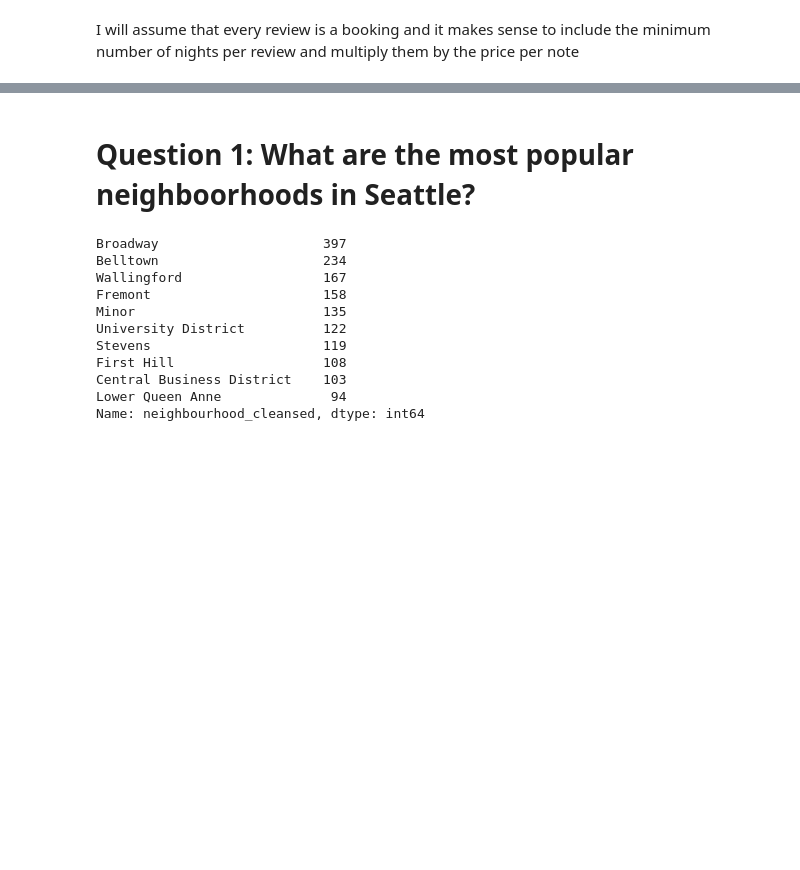
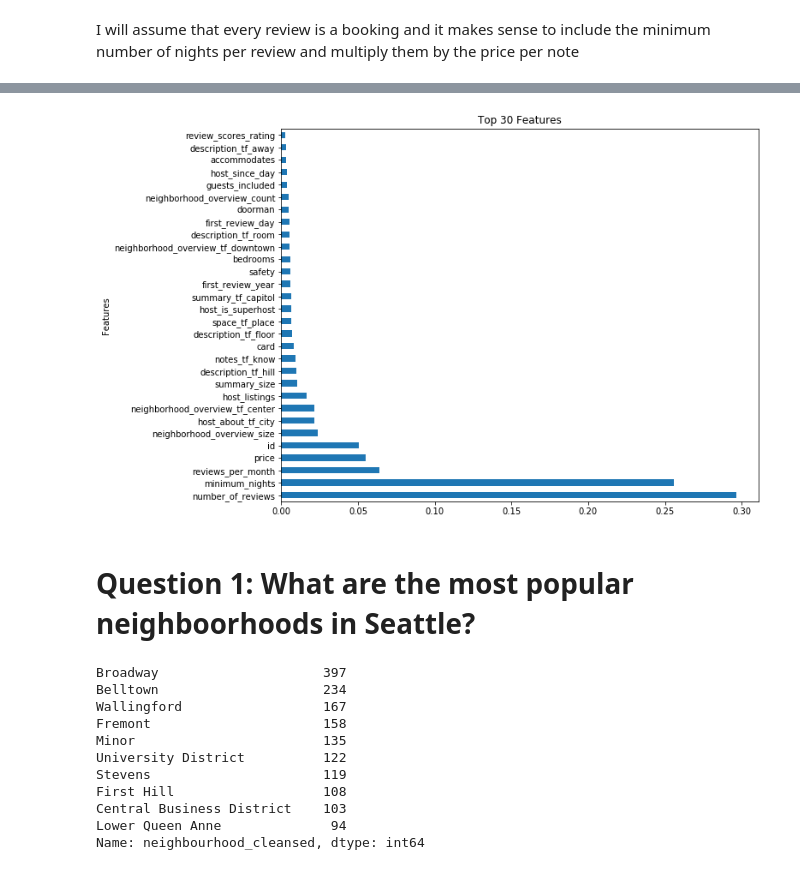
Before and after one commit to waficf/Kaggle_Competitions, a Jupyter notebook: AirBnB.ipynb, the cells around one changed output, grey strips where cells are left out. Cells and saved outputs as stored; diff of their text form; code cells hidden in the pictures; blank space fills up the shorter version.

```diff
--- a/AirBnB.ipynb
+++ b/AirBnB.ipynb
@@ -729,0 +397,3 @@ Name: rev, Length: 3818, dtype: float64
+# %%
+# Splitting between training and testing
+X_train, X_test, y_train, y_test = train_test_split(data, y, test_size=0.33, random_state=42)
@@ -729,0 +404,4 @@ Name: rev, Length: 3818, dtype: float64
+# %%
+# Run1: I will run the model based on the default parameters of the Random Forest
+model = RandomForestRegressor(n_estimators=50, n_jobs=-1, min_samples_leaf=3, max_features=0.5)
+model.fit(X_train, y_train)
@@ -729,0 +422,6 @@ Name: rev, Length: 3818, dtype: float64
+# %%
+# Feature Importance
+def feat_imp(model, df):
+    return pd.DataFrame({'Features':X_train.columns, 'Importance':model.feature_importances_}).sort_values('Importance', ascending=False)
+# %%
+feat_imp = feat_imp(model, df)
@@ -730,3 +458,8 @@ Name: rev, Length: 3818, dtype: float64
+# %%
+feat_imp[:30].plot('Features', kind='barh',title='Top 30 Features', figsize=(10, 8), legend=False)
+plt.show()
+# %% [output]
+[figure, added]
 # %% [markdown]
 # Question 1: What are the most popular neighboorhoods in Seattle?
 # %%
```
Also changed, not shown: parts of 187 cells of this notebook.
